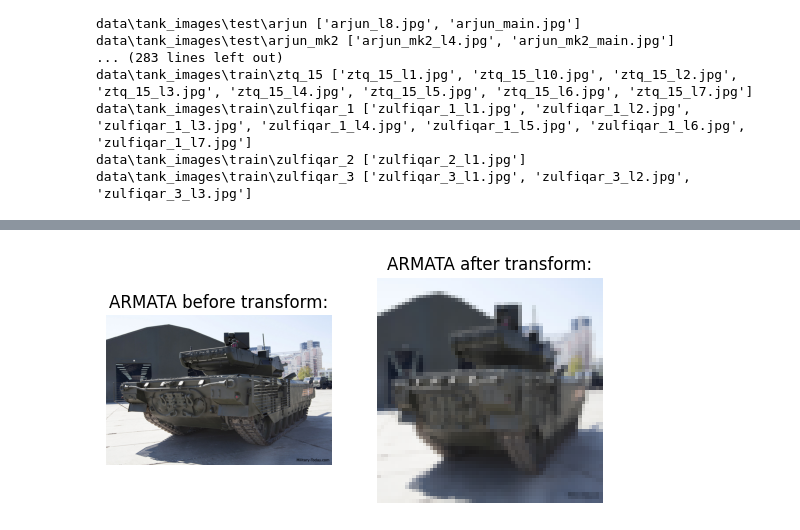
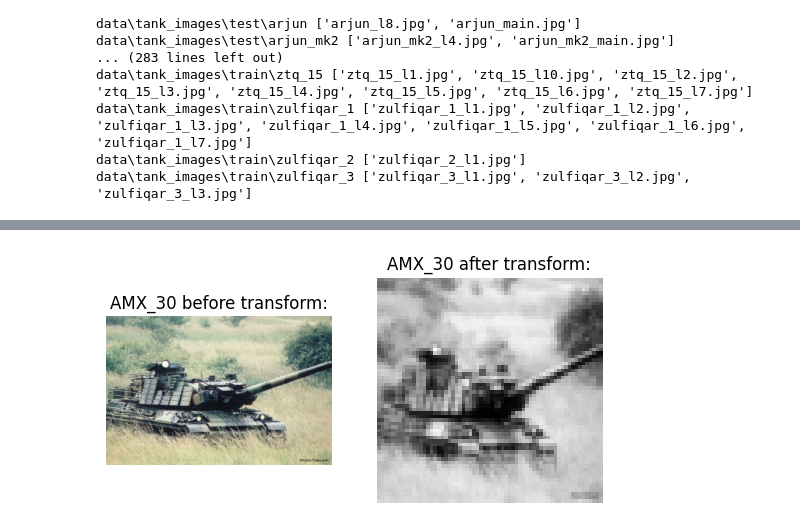
Before and after one commit to KapitonovOleksandr/neural_n00b, a Jupyter notebook: hw_5_convolutional_neural_network.ipynb, the cells around one changed output, grey strips where cells are left out. Drawn from its saved outputs; the diff is of its cells as text; code cells hidden in the pictures.

```diff
--- a/hw_5_convolutional_neural_network.ipynb
+++ b/hw_5_convolutional_neural_network.ipynb
@@ -178,9 +178,18 @@ for (roots, dirs, files) in os.walk(tank_data_path):
 # %%
 number_of_classes = len(os.listdir(test_tank_dir))
 # %%
-# Image transformations
-transform = transforms.Compose([
+# Train image transformations
+train_transform = transforms.Compose([
     transforms.Resize((64, 64)),
+    transforms.RandomHorizontalFlip(p=0.5),
+    transforms.TrivialAugmentWide(3),
+    transforms.Grayscale(),
+    transforms.ToTensor()])
+
+# Test image transformations
+test_transform = transforms.Compose([
+    transforms.Resize((64, 64)),
+    transforms.Grayscale(),
     transforms.ToTensor()])
 
 # Hyperparameters for dataloaders
@@ -189,8 +198,8 @@ NUM_WORKERS = os.cpu_count()
 
 # Creating datasets
 raw_tank_dataset = ImageFolder(train_tank_dir)
-train_dataset = ImageFolder(train_tank_dir, transform=transform)
-test_dataset = ImageFolder(test_tank_dir, transform=transform)
+train_dataset = ImageFolder(train_tank_dir, transform=train_transform)
+test_dataset = ImageFolder(test_tank_dir, transform=test_transform)
 
 # Store labels
 class_names = train_dataset.classes
@@ -222,19 +221,19 @@ tensor([[[0.9725, 0.9725, 0.9686,  ..., 0.9608, 0.9647, 0.9608],
 # %%
 # Visualize images randomly
 im_num = random.choice(range(len(class_names)))
 raw_sample = raw_tank_dataset[im_num][0]
 sample = train_dataset[im_num][0]
 im_label = train_dataset[im_num][1]
 plt.subplot(1, 2, 1)
 plt.title(f'{class_names[im_label].upper()} before transform:')
 plt.axis(False)
-plt.imshow(raw_sample);
+plt.imshow(raw_sample, cmap='gray');
 plt.subplot(1, 2, 2)
 plt.title(f'{class_names[im_label].upper()} after transform:')
 plt.axis(False)
-plt.imshow((sample).permute(1,2,0).numpy());
+plt.imshow((sample).permute(1,2,0).numpy(), cmap='gray');
 # %% [output]
-[figure, old version]
+[figure, new version]
 # %%
 # Create a NN
 class TankFinderModel_V0(nn.Module):
```
Also changed, not shown: parts of 10 cells of this notebook.
